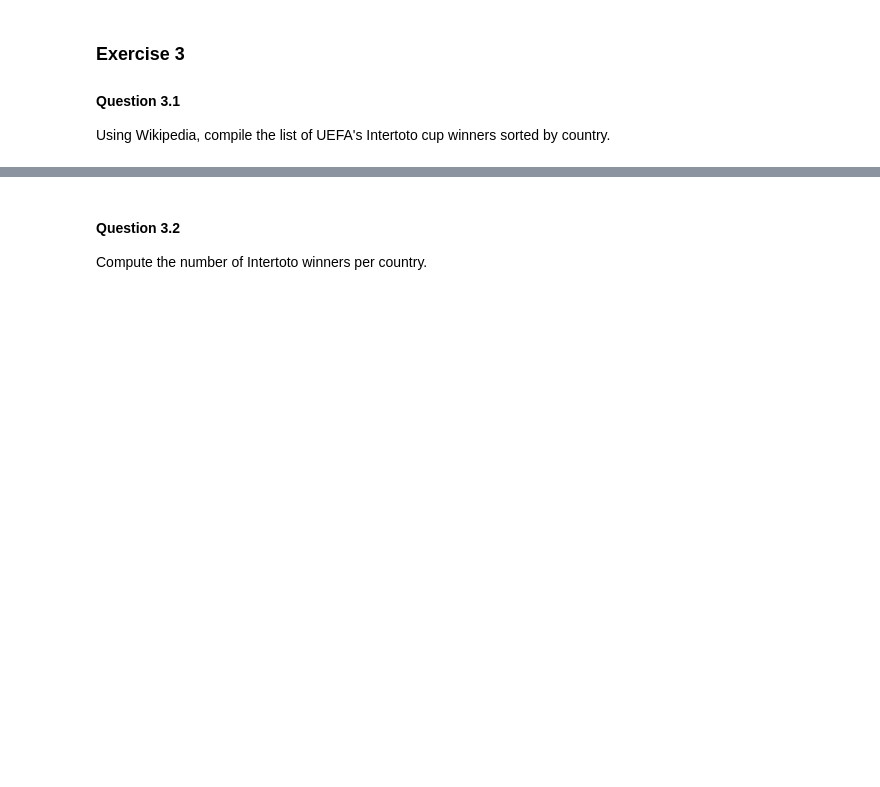
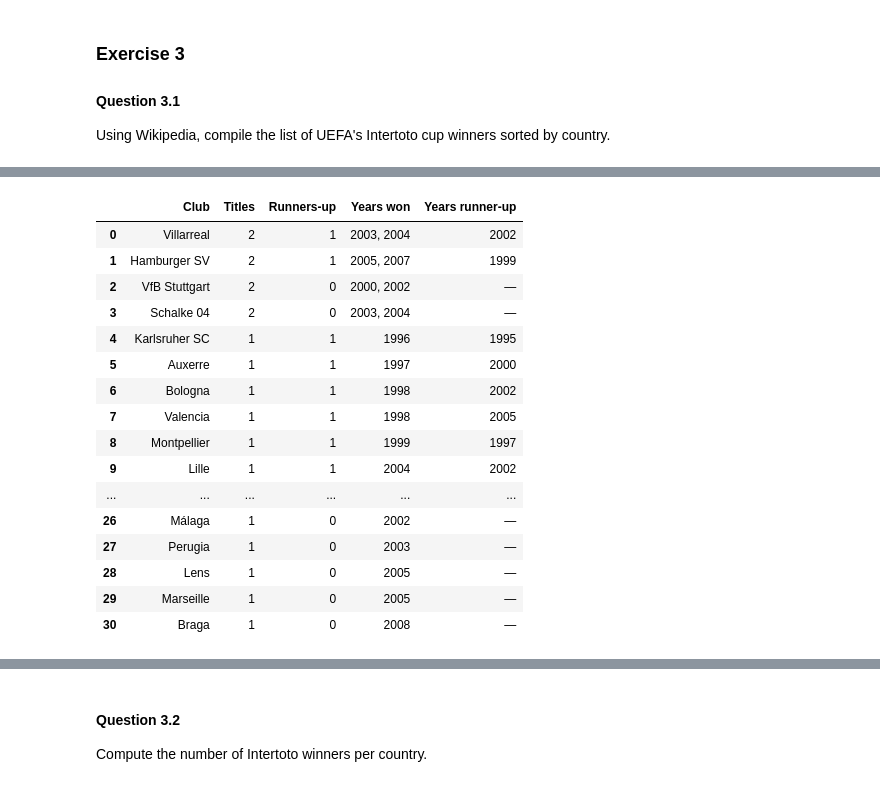
Before and after one commit to Javanochka/m1-data-science-td, a Jupyter notebook: class03-apis-tasks/Exercise_sheet_4_api.ipynb, the cells around one changed output, grey strips where cells are left out. Saved outputs shown, nothing was run; the diff lists cells and outputs as text; code cells hidden in the pictures; blank space fills up the shorter version.

```diff
--- a/class03-apis-tasks/Exercise_sheet_4_api.ipynb
+++ b/class03-apis-tasks/Exercise_sheet_4_api.ipynb
@@ -27,3 +143,5 @@ Export the extracted information in a CSV file having the following fields:
 ### Exercise 3
 #### Question 3.1
 Using Wikipedia, compile the list of UEFA's Intertoto cup winners sorted by country.
+# %%
+uefa = wikipedia.page('List of UEFA Intertoto Cup winners').html().encode("utf-16")
@@ -29,0 +196,24 @@ Using Wikipedia, compile the list of UEFA's Intertoto cup winners sorted by coun
+# %%
+df = pd.read_html(uefa)[2]
+# %%
+df = df[df['Titles']>0]
+# %%
+df
+# %% [output]
+|  | Club | Titles | Runners-up | Years won | Years runner-up |
+| 0 | Villarreal | 2 | 1 | 2003, 2004 | 2002 |
+| 1 | Hamburger SV | 2 | 1 | 2005, 2007 | 1999 |
+| 2 | VfB Stuttgart | 2 | 0 | 2000, 2002 | — |
+| 3 | Schalke 04 | 2 | 0 | 2003, 2004 | — |
+| 4 | Karlsruher SC | 1 | 1 | 1996 | 1995 |
+| 5 | Auxerre | 1 | 1 | 1997 | 2000 |
+| 6 | Bologna | 1 | 1 | 1998 | 2002 |
+| 7 | Valencia | 1 | 1 | 1998 | 2005 |
+| 8 | Montpellier | 1 | 1 | 1999 | 1997 |
+| 9 | Lille | 1 | 1 | 2004 | 2002 |
+| ... | ... | ... | ... | ... | ... |
+| 26 | Málaga | 1 | 0 | 2002 | — |
+| 27 | Perugia | 1 | 0 | 2003 | — |
+| 28 | Lens | 1 | 0 | 2005 | — |
+| 29 | Marseille | 1 | 0 | 2005 | — |
+| 30 | Braga | 1 | 0 | 2008 | — |
```
Also changed, not shown: parts of 22 cells of this notebook, 1 other file.
